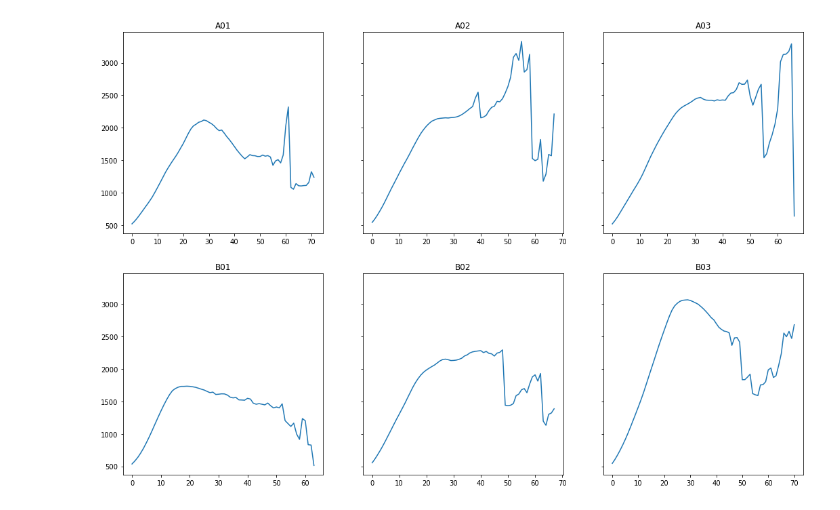
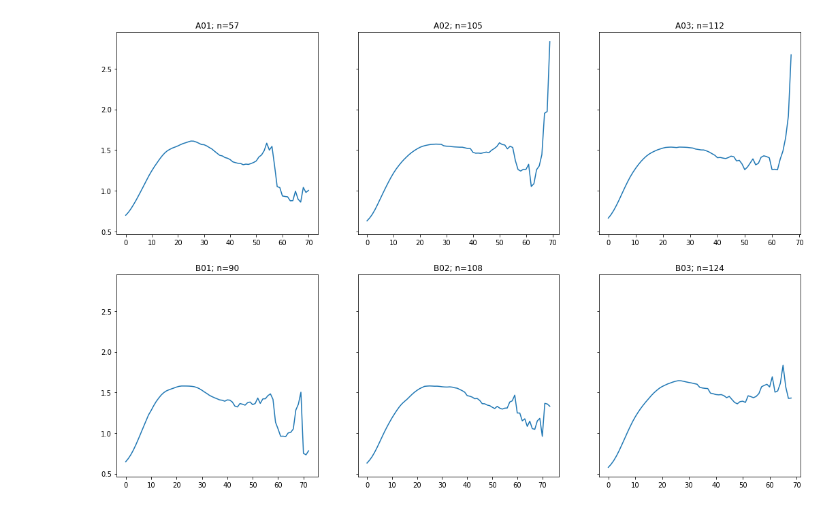
Before and after one commit to misakadam97/cell_mrcnn, a Jupyter notebook: notebooks/Analyse.ipynb, the cells around one changed output. Saved outputs shown, nothing was run; the diff lists cells and outputs as text; code cells hidden in the pictures.

Commit message:
calc_layers normalisation

```diff
--- a/notebooks/Analyse.ipynb
+++ b/notebooks/Analyse.ipynb
@@ -28,3 +29,6 @@ config = cell.CellInferenceConfig()
+# %%
+data_dir = join(data_path, '20201112-CB2-1wt-2Q63R-3L133i-4Cer L10/2020-11-12/1340_cellm/TimePoint_1')
+dataset_dir = join(data_path, '20201112-CB2-1wt-2Q63R-3L133i-4Cer L10/2020-11-12/1340_cellm/composite')
 # %%
 wells = ['A01', 'A02', 'A03', 'B01', 'B02', 'B03']
 
@@ -52,11 +56,12 @@ for path in composite_image_paths:
     well, pos = tail.split('s')
     mask_path_dict[well][pos] = path
 # %%
+config.DETECTION_MIN_CONFIDENCE = 0.97
 DEVICE = "/gpu:0"
 with tf.device(DEVICE):
     model = modellib.MaskRCNN(mode="inference", model_dir=MODEL_DIR,
                                       config=config)
-    weights_path = join(get_weights_path_from_config_file(), "logs/cell20201123T1456/mask_rcnn_cell_0017.h5")
+    weights_path = join(get_weights_path_from_config_file(), "logs/cell20201123T1456/mask_rcnn_cell_0030.h5")
     print("Loading weights ", weights_path)
     model.load_weights(weights_path, by_name=True)
 
@@ -71,7 +76,7 @@ for i, well in enumerate(wells):
         results = model.detect([mask_image], verbose=0)[0]
         result_dict[well][pos] = results
         layers = calc_layers(layers_image, results['masks'])
-        df = pd.DataFrame(layers).T
-        df_dict[well] = pd.concat([df_dict[well], df], axis=1, ignore_index = True)
-    df_dict[well]['mean'] = df_dict[well].mean(axis=1)
+        df = pd.DataFrame(layers)
+        df_dict[well] = pd.concat([df_dict[well], df], axis=0, ignore_index = True)
+    df_dict[well].loc['mean',:] = df_dict[well].mean(axis=0)
 # %% [output]
@@ -95,16 +86,16 @@ Re-starting from epoch 17
 # %%
 rows=2; cols=3; size = 6
 fig, ax = plt.subplots(rows, cols, figsize=(size*cols, size*rows), sharey = True)
 row, col = 0, 0
 for j, well in enumerate(wells):
-    ax[row, col].plot(np.arange(len(df_dict[well]['mean'])), df_dict[well]['mean'])
-    ax[row, col].set_title(well)
+    ax[row, col].plot(np.arange(len(df_dict[well].loc['mean',:])), df_dict[well].loc['mean',:])
+    ax[row, col].set_title(well+'; n='+str(df_dict[well].shape[0]-1))
     col += 1
     if (j+1) % 3 == 0:
         row += 1
         col = 0
 # %% [output]
-[figure, old version]
+[figure, new version]
 # %%
 # save the results
 results_dir = get_results_path_from_config_file()
```
Also changed, not shown: parts of 5 cells of this notebook, 3 other files.
